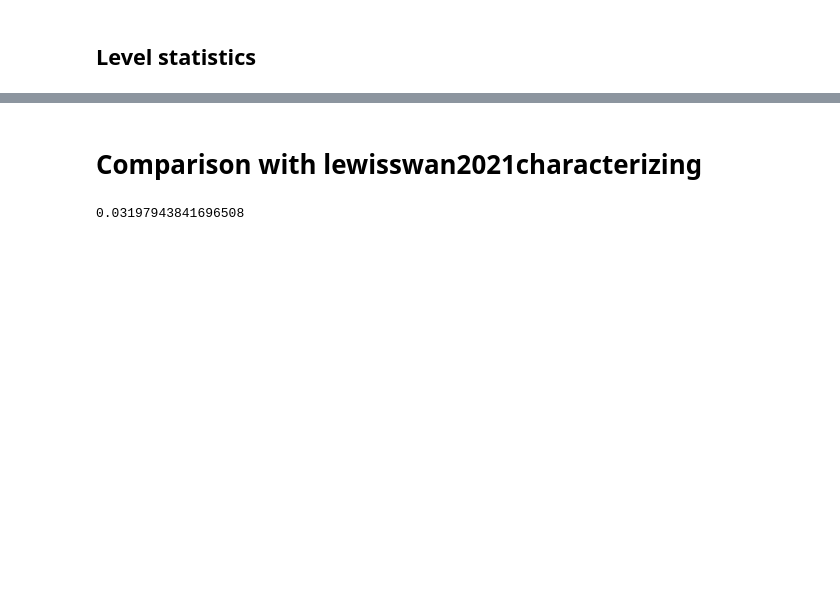
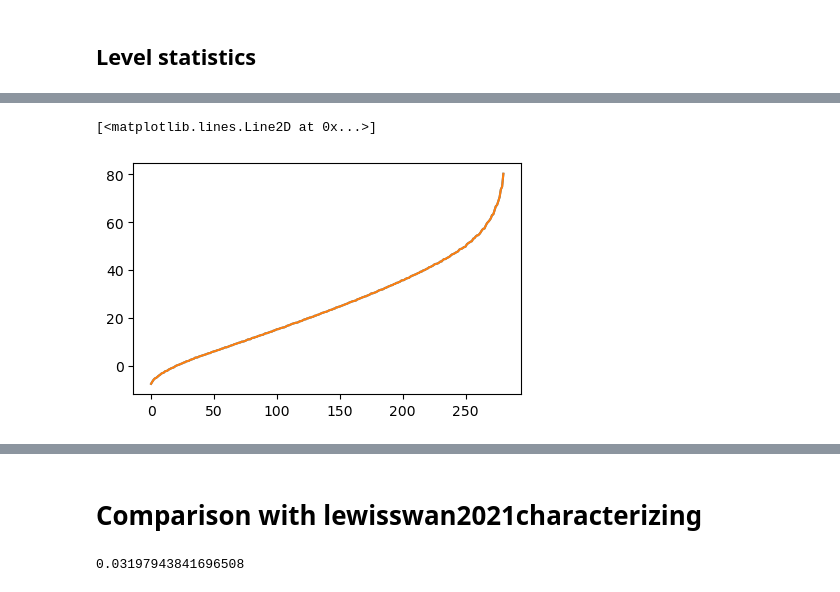
Before and after one commit to chuan97/dicke-dynamics, a Jupyter notebook: non_dissipative.ipynb, the cells around one changed output, grey strips where cells are left out. Saved outputs shown, nothing was run; the diff lists cells and outputs as text; code cells hidden in the pictures; blank space fills up the shorter version.

```diff
--- a/non_dissipative.ipynb
+++ b/non_dissipative.ipynb
@@ -762,0 +821,6 @@ plt.show()
+# %%
+plt.plot(true_vals)
+plt.plot(trimed_vals)
+# %% [output]
+[<matplotlib.lines.Line2D at 0x...>]
+[figure, added]
```
Also changed, not shown: parts of 18 cells of this notebook.
